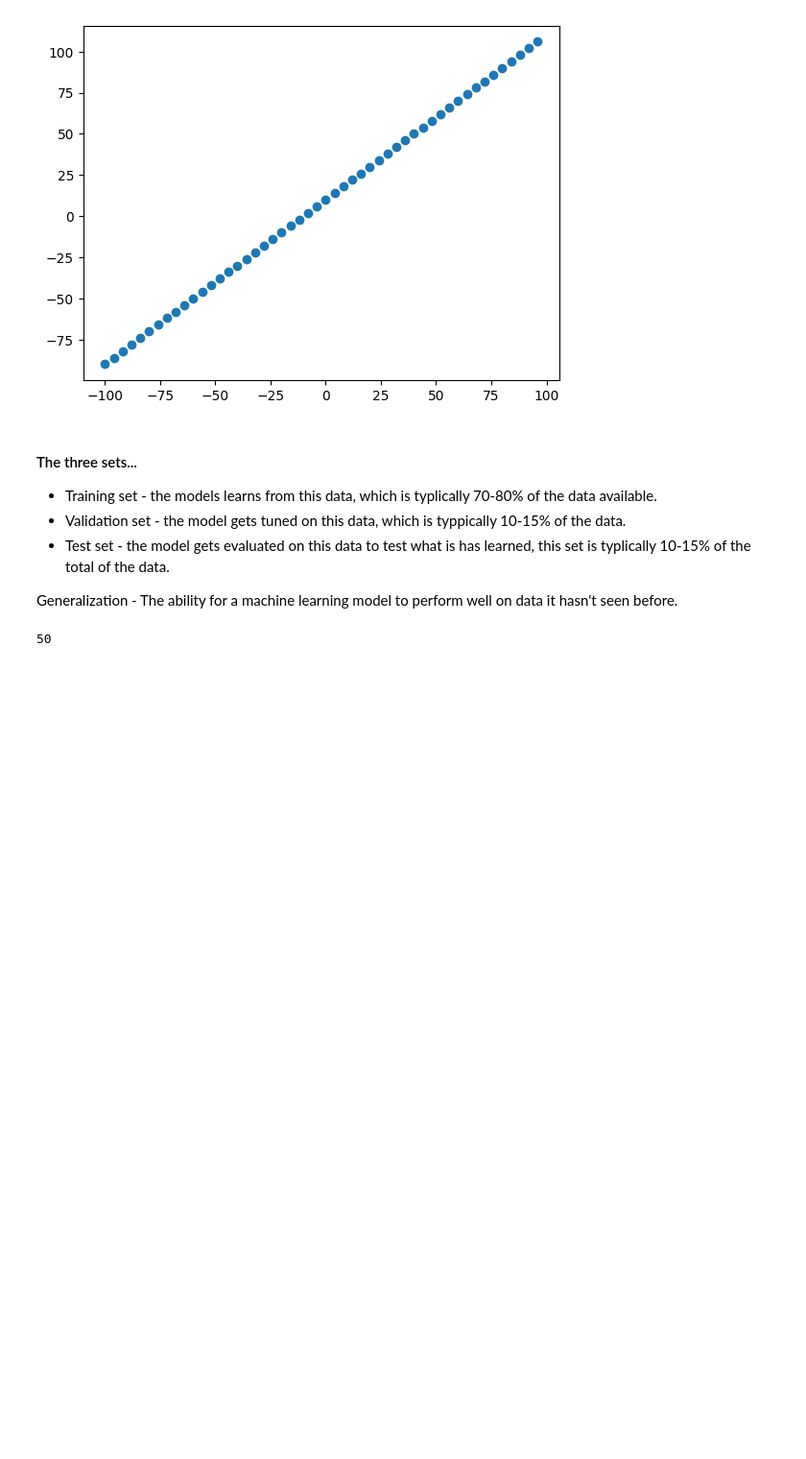
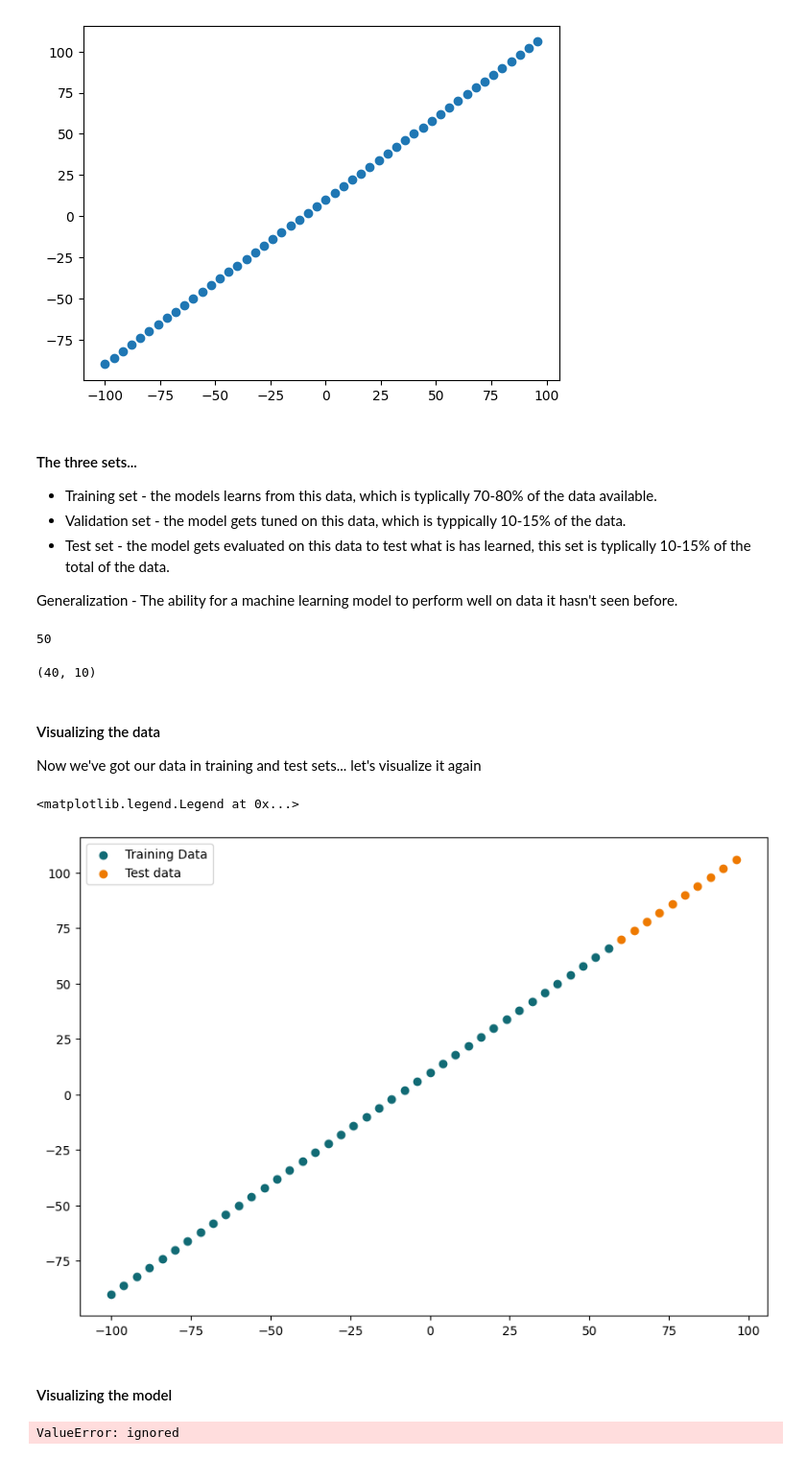
Before and after one commit to alvarohernandezalt/TF_ZTO_GoogleEXAM, a Jupyter notebook: 01_neural_network_regression.ipynb, the cells around one changed output. Shown: that part at 96% size. Drawn from its saved outputs; the diff is of its cells as text; code cells hidden in the pictures; blank space fills up the shorter version.

```diff
--- a/01_neural_network_regression.ipynb
+++ b/01_neural_network_regression.ipynb
@@ -337,3 +337,29 @@ Generalization - The ability for a machine learning model to perform well on dat
 len(X)
 # %% [output]
 50
+# %%
+# Split into training and test (this data is too small for validation)
+X_train = X[:40] # The first 40 are trainig samples (80% of the data)
+y_train = y[:40]
+
+X_test = X[40:] # the last 10 are testing samples (20% of the data)
+y_test = y[40:]
+
+len(X_train), len(X_test)
+# %% [output]
+(40, 10)
+# %% [markdown]
+#### Visualizing the data
+
+Now we've got our data in training and test sets... let's visualize it again
+# %%
+plt.figure(figsize=(10,7))
+# Plot training data in blue
+plt.scatter(X_train, y_train, c='#126b75', label='Training Data')
+# Plot test data in green
+plt.scatter(X_test, y_test, c='#EE7A01', label='Test data')
+# Show a legend
+plt.legend()
+# %% [output]
+<matplotlib.legend.Legend at 0x...>
+[figure, added]
@@ -339,0 +381,6 @@ len(X)
+# %% [markdown]
+#### Visualizing the model
+# %%
+model.summary()
+# %% [output]
+ValueError: ignored
```
Also changed, not shown: parts of 4 cells of this notebook.
